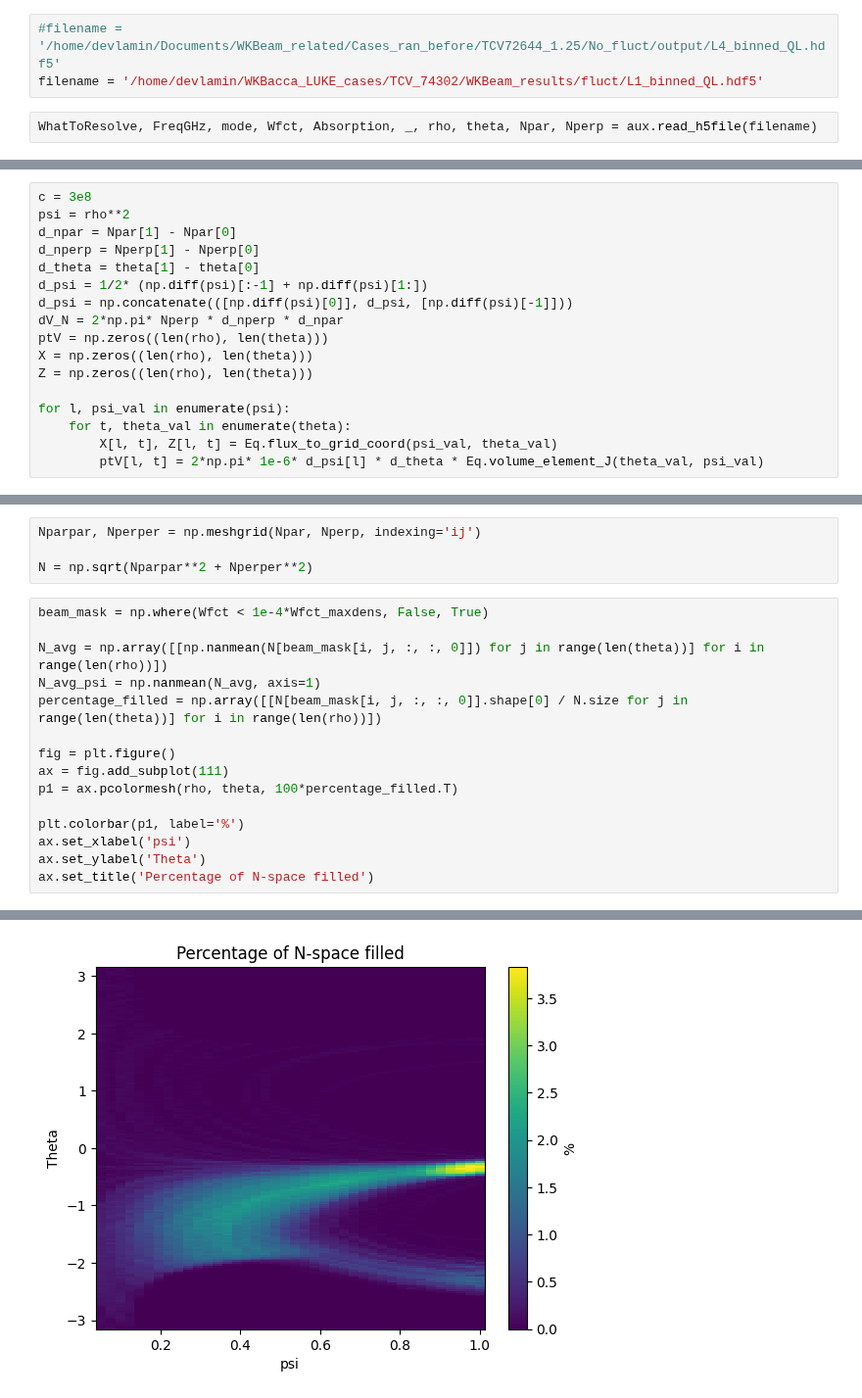
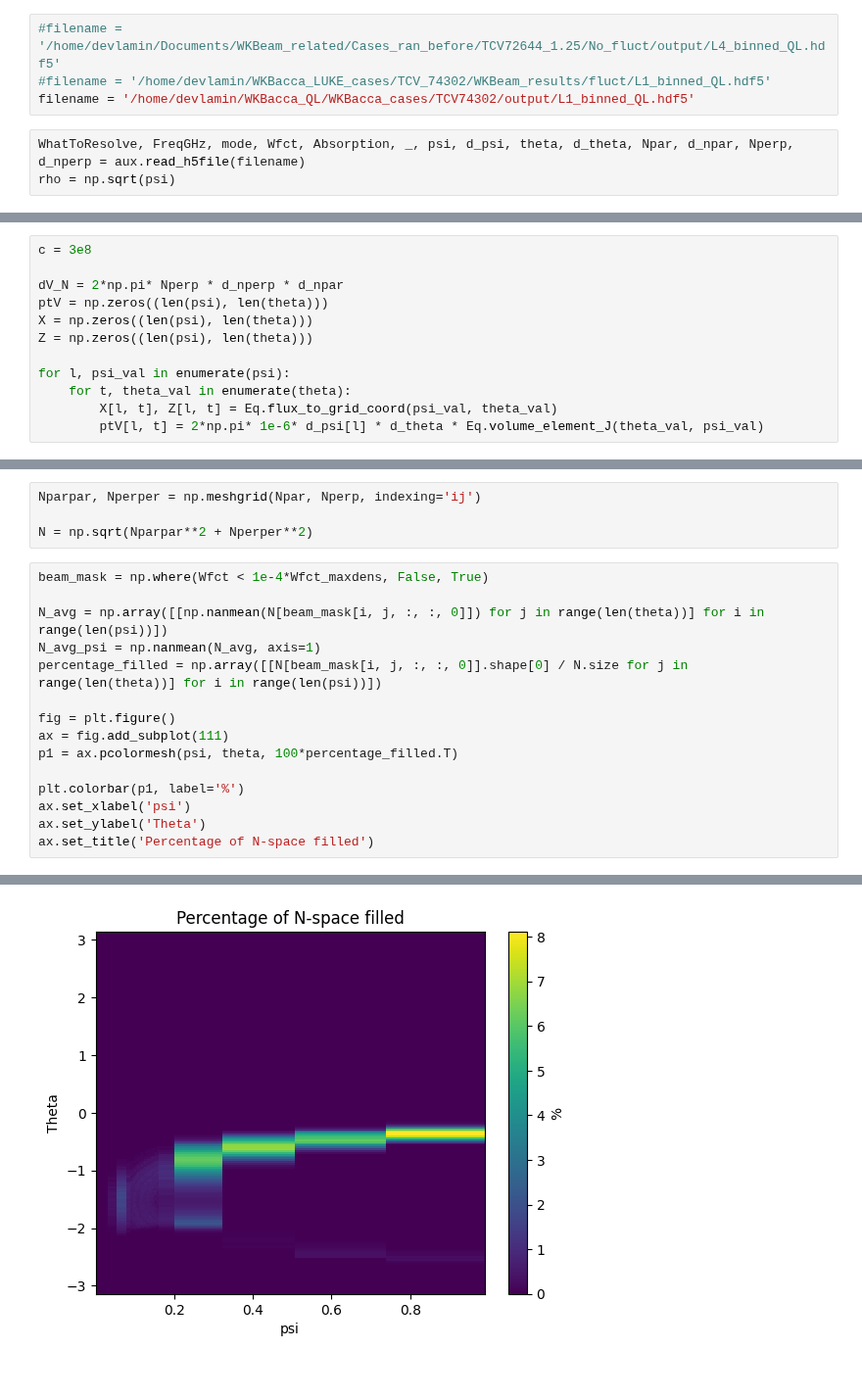
Before and after one commit to EwoutDevlaminck/WKBacca_QL, a Jupyter notebook: QL_diffusion.ipynb, the cells around one changed output, grey strips where cells are left out. Shown at 98% size. Cells and saved outputs as stored; diff of their text form.

Commit message:
It seems to properly work now, the binning functions are fine, and the plotting for a 2D field of nonuniform grids is updated too. As far as QL calculations go, it also seems to work. TBC!

```diff
--- a/QL_diffusion.ipynb
+++ b/QL_diffusion.ipynb
@@ -14,8 +14,10 @@ from CommonModules.input_data import InputData
 from CommonModules.PlasmaEquilibrium import TokamakEquilibrium
 # %%
 #filename = '/home/devlamin/Documents/WKBeam_related/Cases_ran_before/TCV72644_1.25/No_fluct/output/L4_binned_QL.hdf5'
-filename = '/home/devlamin/WKBacca_LUKE_cases/TCV_74302/WKBeam_results/fluct/L1_binned_QL.hdf5'
+#filename = '/home/devlamin/WKBacca_LUKE_cases/TCV_74302/WKBeam_results/fluct/L1_binned_QL.hdf5'
+filename = '/home/devlamin/WKBacca_QL/WKBacca_cases/TCV74302/output/L1_binned_QL.hdf5'
 # %%
-WhatToResolve, FreqGHz, mode, Wfct, Absorption, _, rho, theta, Npar, Nperp = aux.read_h5file(filename)
+WhatToResolve, FreqGHz, mode, Wfct, Absorption, _, psi, d_psi, theta, d_theta, Npar, d_npar, Nperp, d_nperp = aux.read_h5file(filename)
+rho = np.sqrt(psi)
 # %%
 print(Wfct.shape)
@@ -35,15 +41,10 @@ Eq = TokamakEquilibrium(idata)
 # %%
 c = 3e8
-psi = rho**2
-d_npar = Npar[1] - Npar[0]
-d_nperp = Nperp[1] - Nperp[0]
-d_theta = theta[1] - theta[0]
-d_psi = 1/2* (np.diff(psi)[:-1] + np.diff(psi)[1:])
-d_psi = np.concatenate(([np.diff(psi)[0]], d_psi, [np.diff(psi)[-1]]))
+
 dV_N = 2*np.pi* Nperp * d_nperp * d_npar
-ptV = np.zeros((len(rho), len(theta)))
-X = np.zeros((len(rho), len(theta)))
-Z = np.zeros((len(rho), len(theta)))
+ptV = np.zeros((len(psi), len(theta)))
+X = np.zeros((len(psi), len(theta)))
+Z = np.zeros((len(psi), len(theta)))
 
 for l, psi_val in enumerate(psi):
     for t, theta_val in enumerate(theta):
@@ -111,19 +112,19 @@ N = np.sqrt(Nparpar**2 + Nperper**2)
 # %%
 beam_mask = np.where(Wfct < 1e-4*Wfct_maxdens, False, True)
 
-N_avg = np.array([[np.nanmean(N[beam_mask[i, j, :, :, 0]]) for j in range(len(theta))] for i in range(len(rho))])
+N_avg = np.array([[np.nanmean(N[beam_mask[i, j, :, :, 0]]) for j in range(len(theta))] for i in range(len(psi))])
 N_avg_psi = np.nanmean(N_avg, axis=1)
-percentage_filled = np.array([[N[beam_mask[i, j, :, :, 0]].shape[0] / N.size for j in range(len(theta))] for i in range(len(rho))])
+percentage_filled = np.array([[N[beam_mask[i, j, :, :, 0]].shape[0] / N.size for j in range(len(theta))] for i in range(len(psi))])
 
 fig = plt.figure()
 ax = fig.add_subplot(111)
-p1 = ax.pcolormesh(rho, theta, 100*percentage_filled.T)
+p1 = ax.pcolormesh(psi, theta, 100*percentage_filled.T)
 
 plt.colorbar(p1, label='%')
 ax.set_xlabel('psi')
 ax.set_ylabel('Theta')
 ax.set_title('Percentage of N-space filled')
 # %% [output]
 Text(0.5, 1.0, 'Percentage of N-space filled')
-[figure, old version]
+[figure, new version]
 # %%
```
Also changed, not shown: parts of 11 cells of this notebook, 42 other files.
